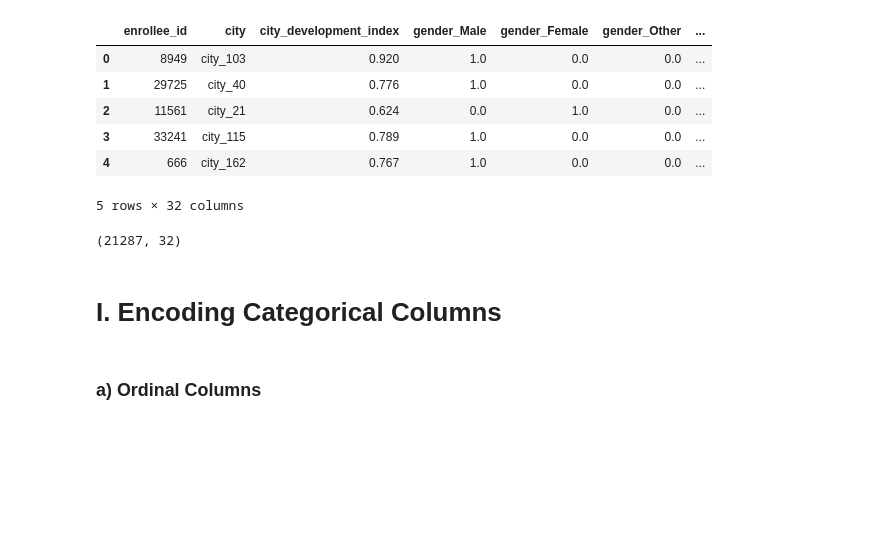
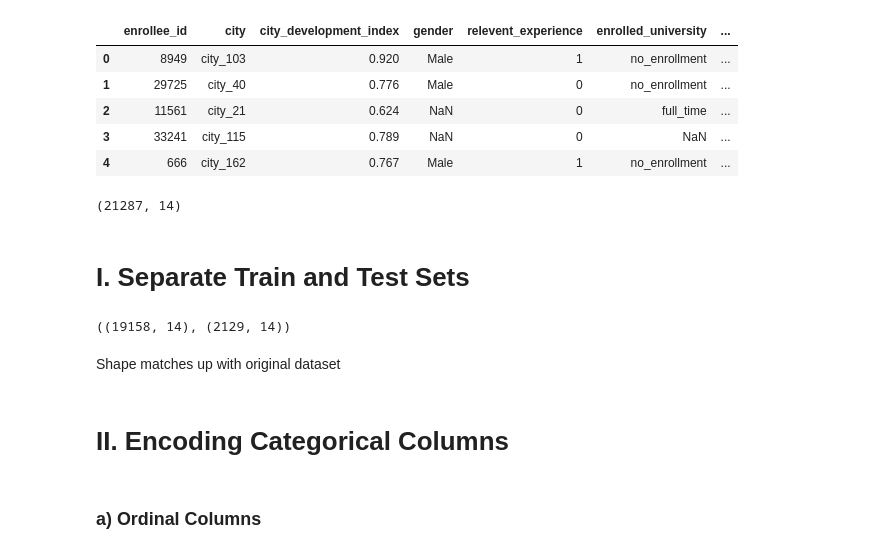
Before and after one commit to divzueri/Data-Science-Projects, a Jupyter notebook: HRAnalytics/notebooks/3_Preprocessing.ipynb, the cells around one changed output. Cells and saved outputs as stored; diff of their text form; code cells hidden in the pictures; blank space fills up the shorter version.

```diff
--- a/HRAnalytics/notebooks/3_Preprocessing.ipynb
+++ b/HRAnalytics/notebooks/3_Preprocessing.ipynb
@@ -7,20 +14,30 @@ import seaborn as sns
 # %%
-df = pd.read_csv('../data/HRAnalytics_clean.csv', index_col=0)
+df = pd.read_csv('../data/df_clean.csv', index_col=0)
 df.head()
 # %% [output]
-|  | enrollee_id | city | city_development_index | gender_Male | gender_Female | gender_Other | ... |
-| 0 | 8949 | city_103 | 0.920 | 1.0 | 0.0 | 0.0 | ... |
-| 1 | 29725 | city_40 | 0.776 | 1.0 | 0.0 | 0.0 | ... |
-| 2 | 11561 | city_21 | 0.624 | 0.0 | 1.0 | 0.0 | ... |
-| 3 | 33241 | city_115 | 0.789 | 1.0 | 0.0 | 0.0 | ... |
-| 4 | 666 | city_162 | 0.767 | 1.0 | 0.0 | 0.0 | ... |
+|  | enrollee_id | city | city_development_index | gender | relevent_experience | enrolled_university | ... |
+| 0 | 8949 | city_103 | 0.920 | Male | 1 | no_enrollment | ... |
+| 1 | 29725 | city_40 | 0.776 | Male | 0 | no_enrollment | ... |
+| 2 | 11561 | city_21 | 0.624 | NaN | 0 | full_time | ... |
+| 3 | 33241 | city_115 | 0.789 | NaN | 0 | NaN | ... |
+| 4 | 666 | city_162 | 0.767 | Male | 1 | no_enrollment | ... |
-5 rows × 32 columns
 # %%
 df.shape
 # %% [output]
-(21287, 32)
+(21287, 14)
+# %% [markdown]
+# I. Separate Train and Test Sets
+# %%
+train = df.loc[df['target'].notna()]
+test = df.loc[df['target'].isna()]
+
+train.shape, test.shape
+# %% [output]
+((19158, 14), (2129, 14))
+# %% [markdown]
+Shape matches up with original dataset
 # %% [markdown]
-# I. Encoding Categorical Columns
+# II. Encoding Categorical Columns
 # %%
 df.dtypes[df.dtypes=='object']
 # %% [markdown]
```
Also changed, not shown: parts of 1 cell of this notebook, 1 other file.
